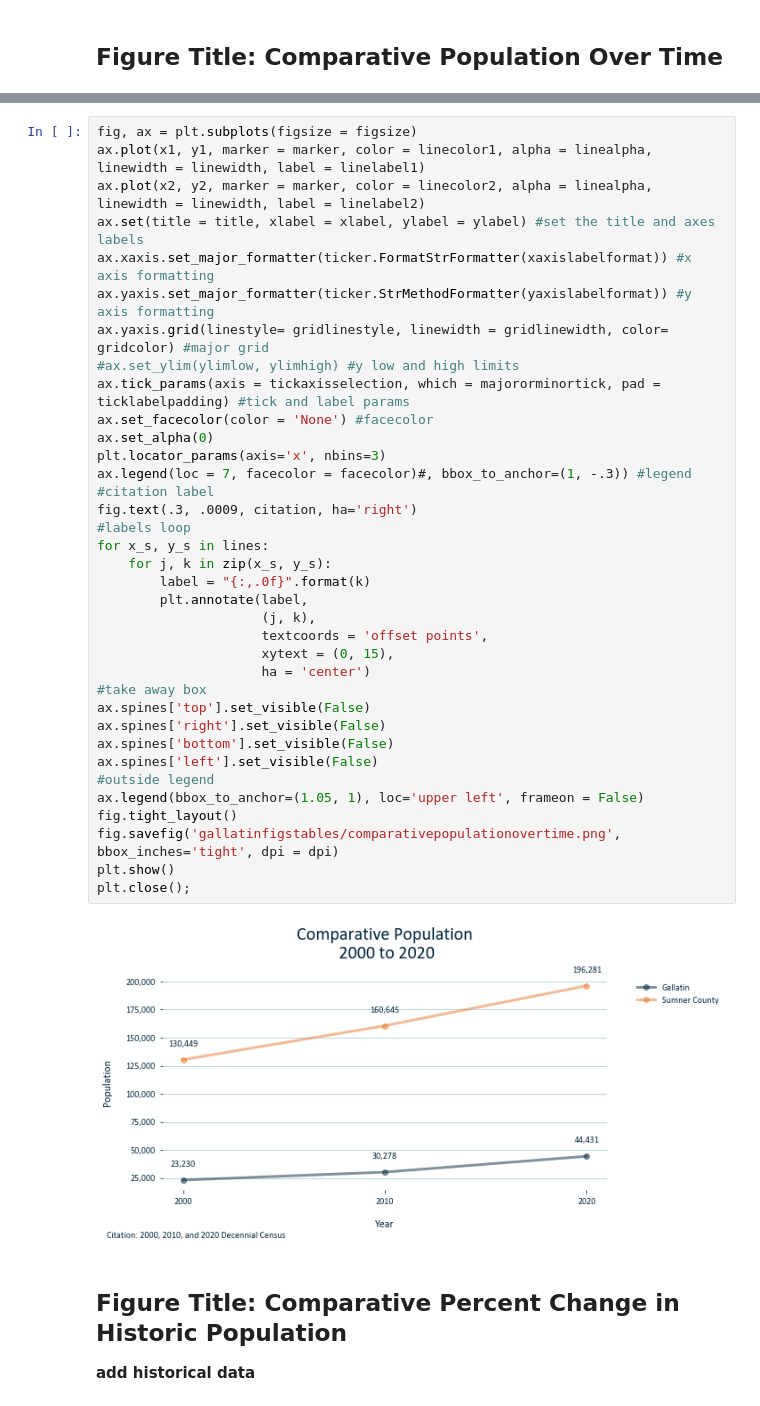
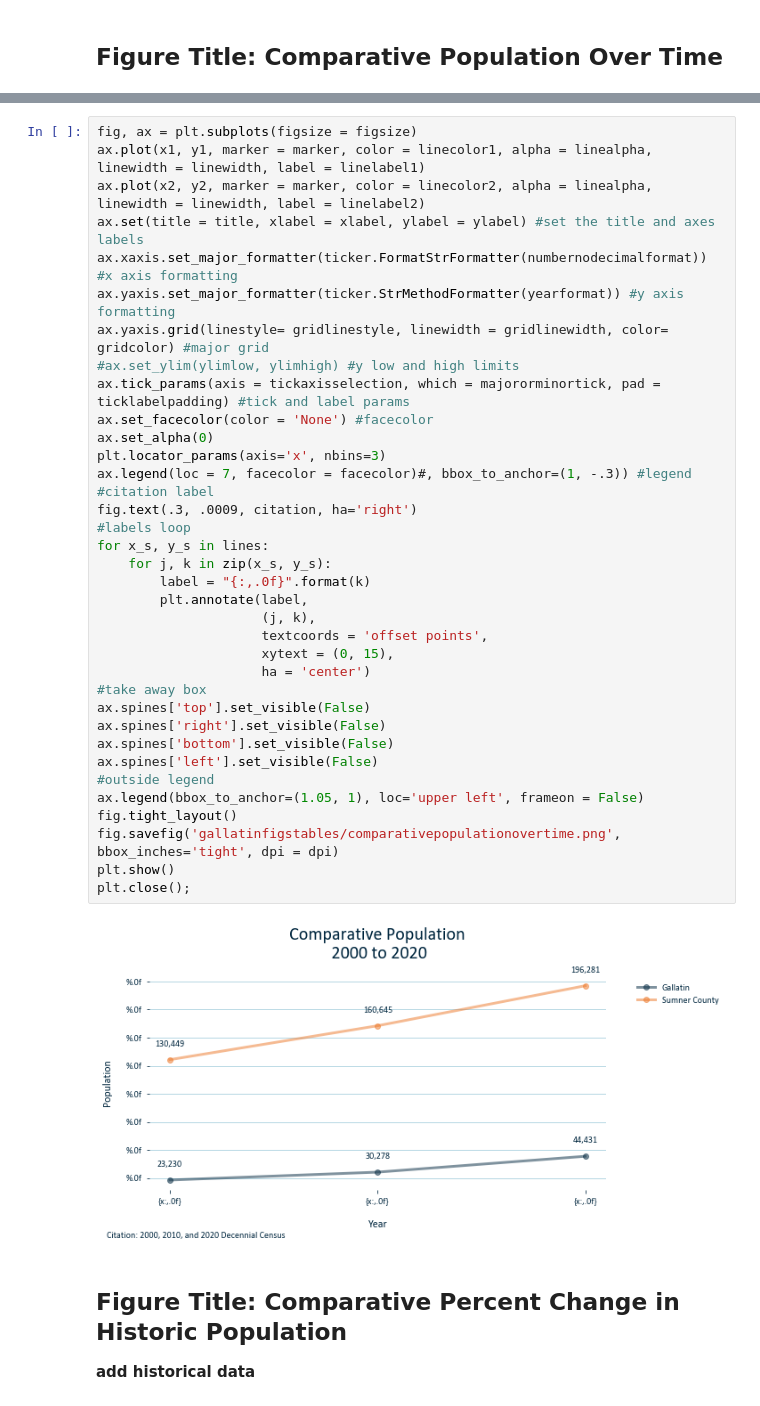
Before and after one commit to Greater-Nashville-Regional-Council/Regional-Planning, a Jupyter notebook: 1. Comprehensive Plans/notebooks/3. Output/Gallatin Figures-Copy1.ipynb, the cells around one changed output, grey strips where cells are left out. Saved outputs shown, nothing was run; the diff lists cells and outputs as text.

```diff
--- a/1. Comprehensive Plans/notebooks/3. Output/Gallatin Figures-Copy1.ipynb
+++ b/1. Comprehensive Plans/notebooks/3. Output/Gallatin Figures-Copy1.ipynb
@@ -184,39 +182,39 @@ fig, ax = plt.subplots(figsize = figsize)
 ax.plot(x1, y1, marker = marker, color = linecolor1, alpha = linealpha, linewidth = linewidth, label = linelabel1)
 ax.plot(x2, y2, marker = marker, color = linecolor2, alpha = linealpha, linewidth = linewidth, label = linelabel2)
 ax.set(title = title, xlabel = xlabel, ylabel = ylabel) #set the title and axes labels
-ax.xaxis.set_major_formatter(ticker.FormatStrFormatter(xaxislabelformat)) #x axis formatting
-ax.yaxis.set_major_formatter(ticker.StrMethodFormatter(yaxislabelformat)) #y axis formatting
+ax.xaxis.set_major_formatter(ticker.FormatStrFormatter(numbernodecimalformat)) #x axis formatting
+ax.yaxis.set_major_formatter(ticker.StrMethodFormatter(yearformat)) #y axis formatting
 ax.yaxis.grid(linestyle= gridlinestyle, linewidth = gridlinewidth, color= gridcolor) #major grid
 #ax.set_ylim(ylimlow, ylimhigh) #y low and high limits
 ax.tick_params(axis = tickaxisselection, which = majororminortick, pad = ticklabelpadding) #tick and label params
 ax.set_facecolor(color = 'None') #facecolor
 ax.set_alpha(0)
 plt.locator_params(axis='x', nbins=3)
 ax.legend(loc = 7, facecolor = facecolor)#, bbox_to_anchor=(1, -.3)) #legend
 #citation label
 fig.text(.3, .0009, citation, ha='right')
 #labels loop
 for x_s, y_s in lines:
     for j, k in zip(x_s, y_s):
         label = "{:,.0f}".format(k)
         plt.annotate(label,
                      (j, k),
                      textcoords = 'offset points',
                      xytext = (0, 15),
                      ha = 'center')
 #take away box
 ax.spines['top'].set_visible(False)
 ax.spines['right'].set_visible(False)
 ax.spines['bottom'].set_visible(False)
 ax.spines['left'].set_visible(False)
 #outside legend
 ax.legend(bbox_to_anchor=(1.05, 1), loc='upper left', frameon = False)
 fig.tight_layout()
 fig.savefig('gallatinfigstables/comparativepopulationovertime.png', bbox_inches='tight', dpi = dpi)
 plt.show()
 plt.close();
 # %% [output]
-[figure, old version]
+[figure, new version]
 # %% [markdown]
 ## Figure Title: Comparative Percent Change in Historic Population
 **add historical data**
```
Also changed, not shown: parts of 2 cells of this notebook, 10 other files.
